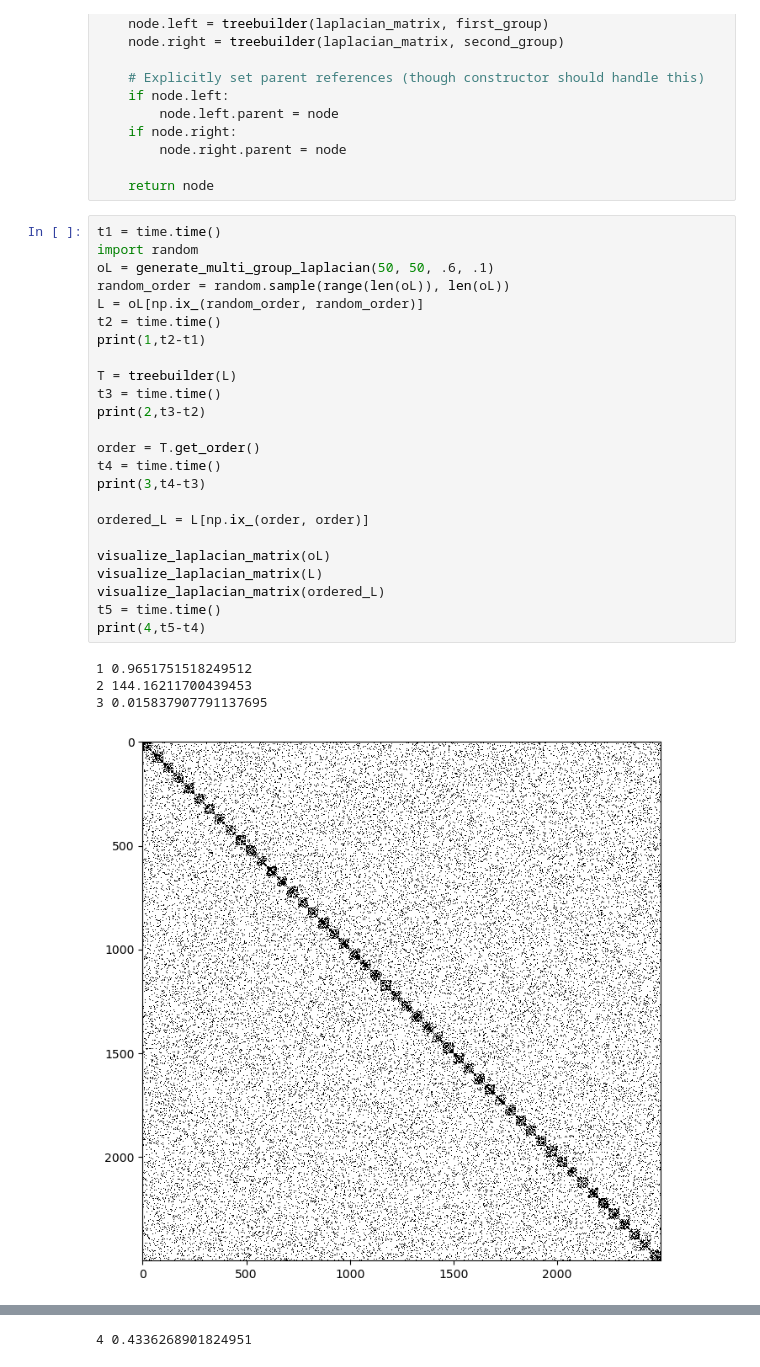
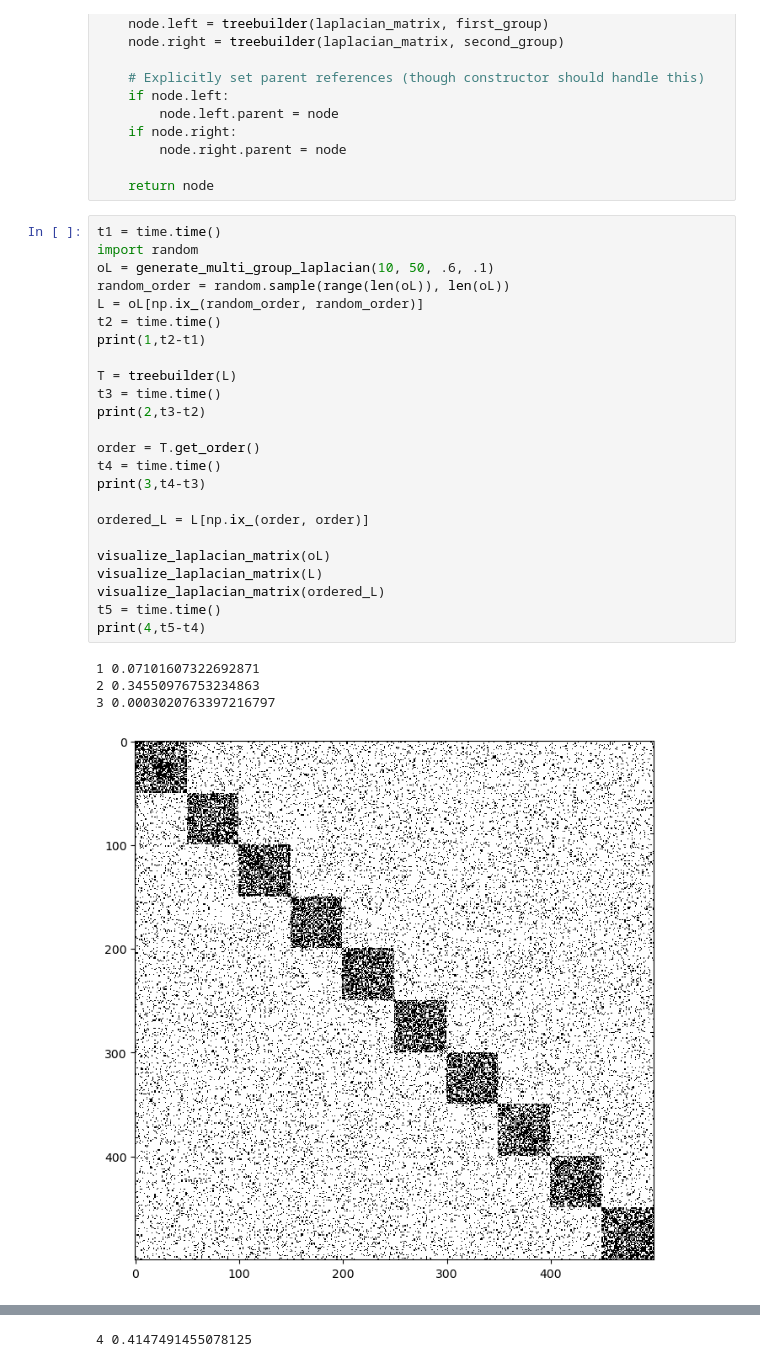
Before and after one commit to seanxgao/Spectral-Crustering-Method, a Jupyter notebook: Cheeger.ipynb, the cells around one changed output, grey strips where cells are left out. Saved outputs shown, nothing was run; the diff lists cells and outputs as text.

```diff
--- a/Cheeger.ipynb
+++ b/Cheeger.ipynb
@@ -332,29 +332,29 @@ def treebuilder(laplacian_matrix, indices=None):
 # %%
 t1 = time.time()
 import random
-oL = generate_multi_group_laplacian(50, 50, .6, .1)
+oL = generate_multi_group_laplacian(10, 50, .6, .1)
 random_order = random.sample(range(len(oL)), len(oL))
 L = oL[np.ix_(random_order, random_order)]
 t2 = time.time()
 print(1,t2-t1)
 
 T = treebuilder(L)
 t3 = time.time()
 print(2,t3-t2)
 
 order = T.get_order()
 t4 = time.time()
 print(3,t4-t3)
 
 ordered_L = L[np.ix_(order, order)]
 
 visualize_laplacian_matrix(oL)
 visualize_laplacian_matrix(L)
 visualize_laplacian_matrix(ordered_L)
 t5 = time.time()
 print(4,t5-t4)
 # %% [output]
-1 0.9651751518249512
-2 144.16211700439453
-3 0.015837907791137695
+1 0.07101607322692871
+2 0.34550976753234863
+3 0.0003020763397216797
-[figure, old version]
+[figure, new version]
@@ -363 +363 @@ print(4,t5-t4)
-4 0.4336268901824951
+4 0.4147491455078125
```
Also changed, not shown: parts of 1 cell of this notebook.
